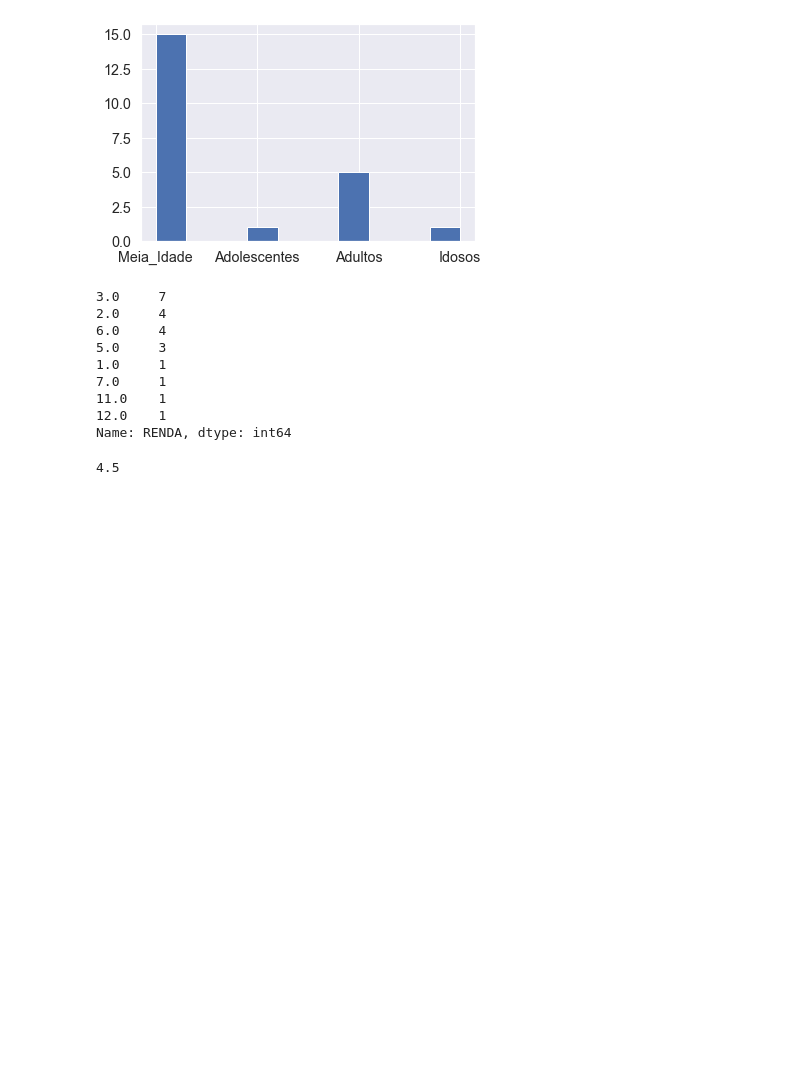
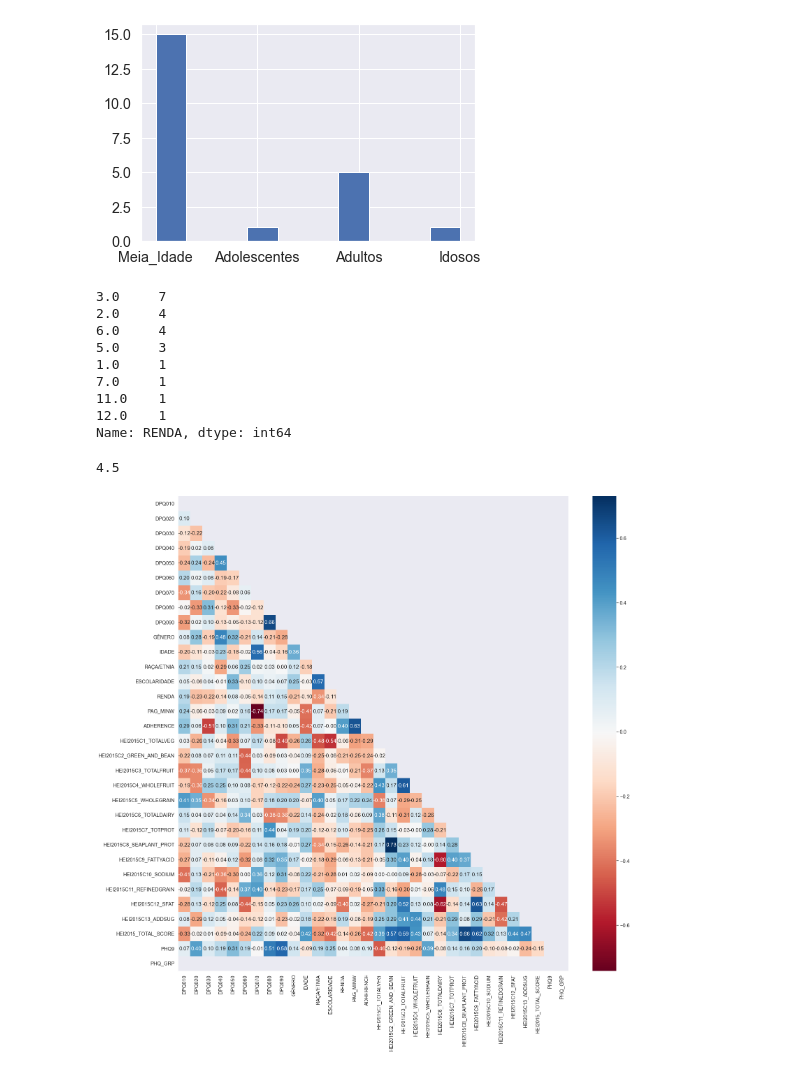
Before and after one commit to feelnin/desafio-inferencia-Tera, a Jupyter notebook: desafioinferencia.ipynb, the cells around one changed output. Saved outputs shown, nothing was run; the diff lists cells and outputs as text; code cells hidden in the pictures; blank space fills up the shorter version.

```diff
--- a/desafioinferencia.ipynb
+++ b/desafioinferencia.ipynb
@@ -981,3 +981,18 @@ Name: RENDA, dtype: int64
 sintomas_severos['RENDA'].mean()
 # %% [output]
 4.5
+# %%
+# Gráfico de correlação para sintomas severos
+sns.set_context(font_scale = 3)
+plt.figure(figsize = (25,25))
+sns.heatmap(
+    sintomas_severos.corr(),
+    annot = True,
+    fmt = ".2f",
+    cmap = "RdBu",
+    mask = np.triu(np.ones_like(sintomas_severos.corr()))
+)
+
+plt.show()
+# %% [output]
+[figure, added]
```
Also changed, not shown: parts of 1 cell of this notebook.
